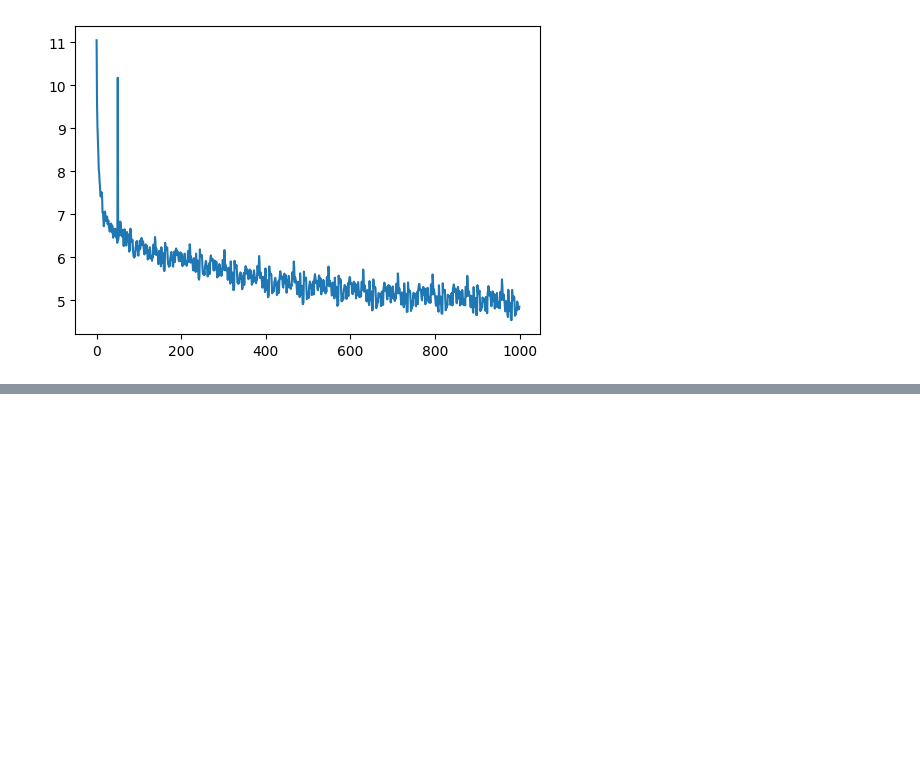
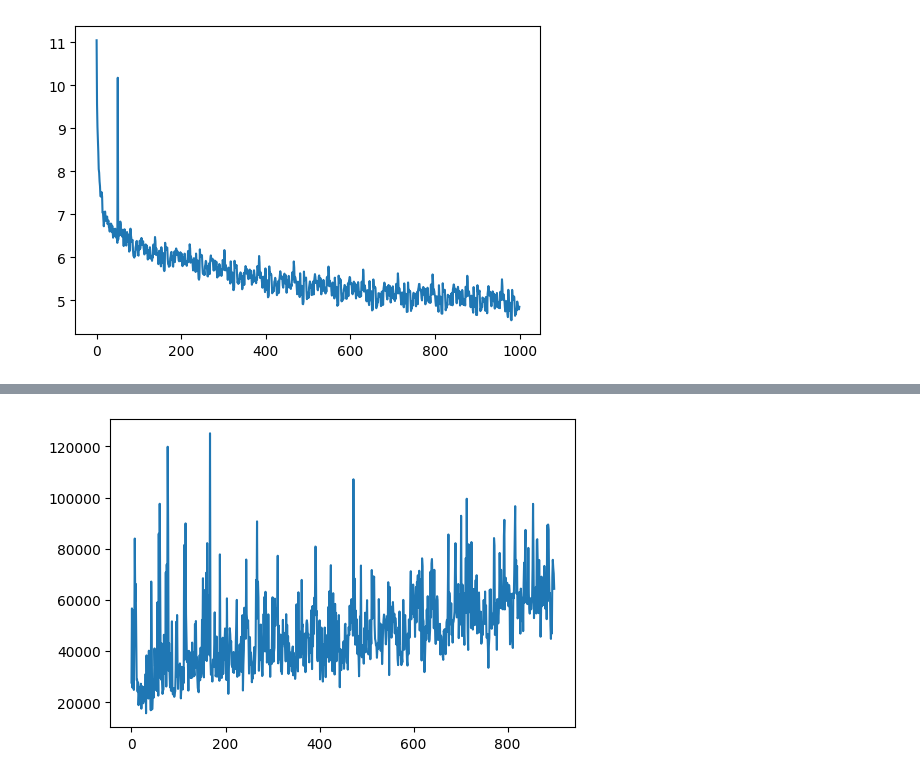
Before and after one commit to samitha278/gpt2-lite, a Jupyter notebook: optimize2_gpt2.ipynb, the cells around one changed output, grey strips where cells are left out. Saved outputs shown, nothing was run; the diff lists cells and outputs as text; code cells hidden in the pictures; blank space fills up the shorter version.

```diff
--- a/optimize2_gpt2.ipynb
+++ b/optimize2_gpt2.ipynb
@@ -360,0 +448,6 @@ plt.show()
+# %%
+plt.figure(figsize=(6,4))
+plt.plot(norms[100:])
+plt.show()
+# %% [output]
+[figure, added]
```
Also changed, not shown: parts of 4 cells of this notebook.
